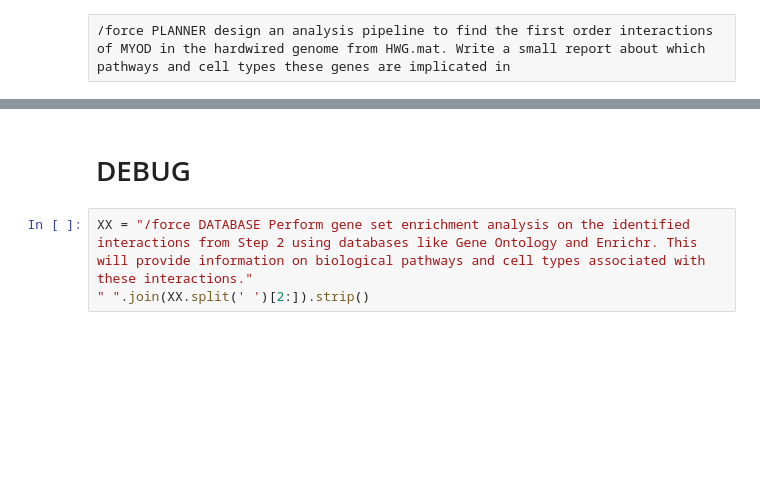
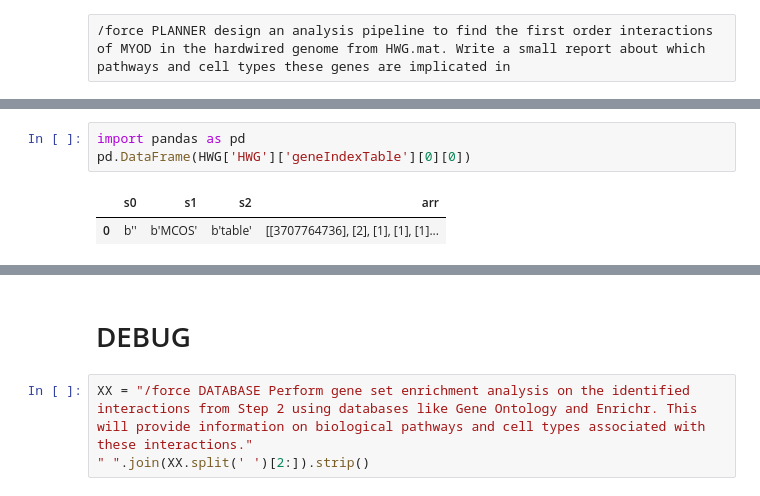
Before and after one commit to Jpickard1/BRAD, a Jupyter notebook: tutorials/planner/planner.ipynb, the cells around one changed output, grey strips where cells are left out. Saved outputs shown, nothing was run; the diff lists cells and outputs as text; blank space fills up the shorter version.

```diff
--- a/tutorials/planner/planner.ipynb
+++ b/tutorials/planner/planner.ipynb
@@ -136,0 +254,6 @@ This output should be exactly one line and no longer. Stop the response after th
+# %%
+import pandas as pd
+pd.DataFrame(HWG['HWG']['geneIndexTable'][0][0])
+# %% [output]
+|  | s0 | s1 | s2 | arr |
+| 0 | b'' | b'MCOS' | b'table' | [[3707764736], [2], [1], [1], [1]... |
```
Also changed, not shown: parts of 18 cells of this notebook, 8 other files.
